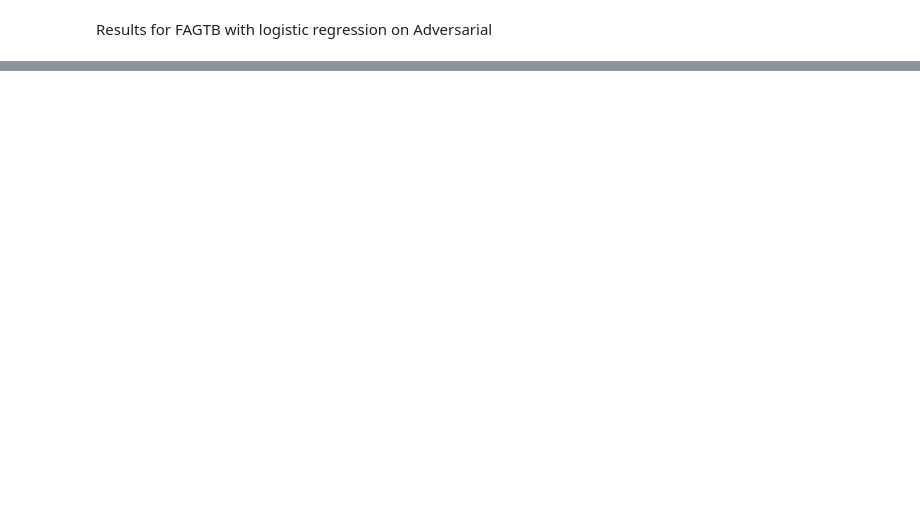
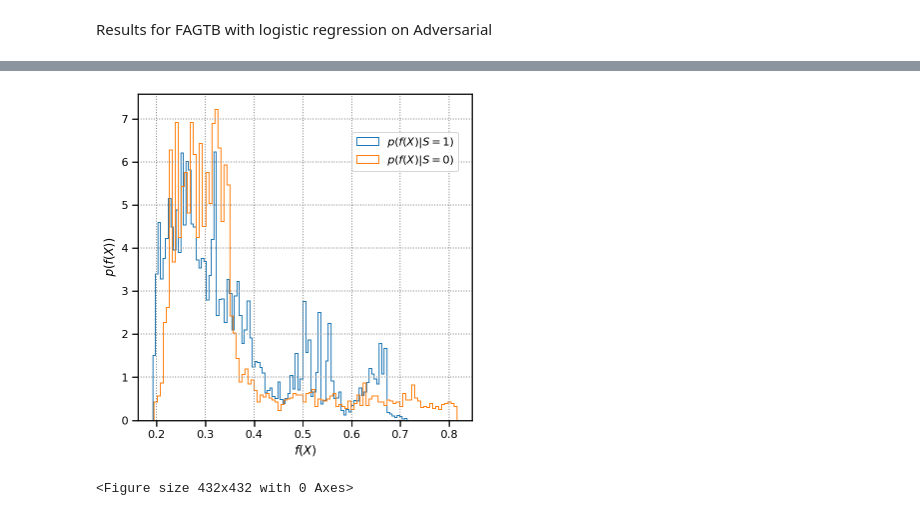
Before and after one commit to vincent-grari/FAGTB, a Jupyter notebook: FAGTB.ipynb, the cells around one changed output, grey strips where cells are left out. Saved outputs shown, nothing was run; the diff lists cells and outputs as text; code cells hidden in the pictures; blank space fills up the shorter version.

```diff
--- a/FAGTB.ipynb
+++ b/FAGTB.ipynb
@@ -213,0 +209,28 @@ array([84.11080167, 86.73278571,  0.03408385,  0.27099708])
+# %%
+
+y_pred_S1=classifier.predict(X_train.values)[sensitive==1]
+y_pred_S0=classifier.predict(X_train.values)[sensitive==0]
+
+fig, ax1 = plt.subplots()
+ax1.set_facecolor('white')
+ax1.grid(color='gray', linestyle=':', linewidth=1)
+plt.rcParams["figure.figsize"] = (6,6)
+plt.rcParams["font.size"] = 16.0
+ax1.hist(y_pred_S1, bins=100, density=1, histtype="step", label="$p(f(X)|S=1)$")
+ax1.hist(y_pred_S0, bins=100, density=1, histtype="step", label="$p(f(X)|S=0)$")
+leg = plt.legend(loc="best")
+#plt.ylim(0,15)
+plt.xlabel("$f(X)$")
+plt.ylabel("$p(f(X))$")
+plt.legend(loc="upper left")
+plt.savefig("f-plain.pdf")
+plt.legend(loc='upper center', bbox_to_anchor=(0.8, 0.9),shadow=False, ncol=1)
+plt.show()
+plt.title('Unfair model (FAGTB with   =0.015)')
+plt.savefig("test.pdf" , bbox_inches='tight')
+plt.clf()
+
+plt.show()
+# %% [output]
+[figure, added]
+<Figure size 432x432 with 0 Axes>
```
Also changed, not shown: parts of 2 cells of this notebook.
